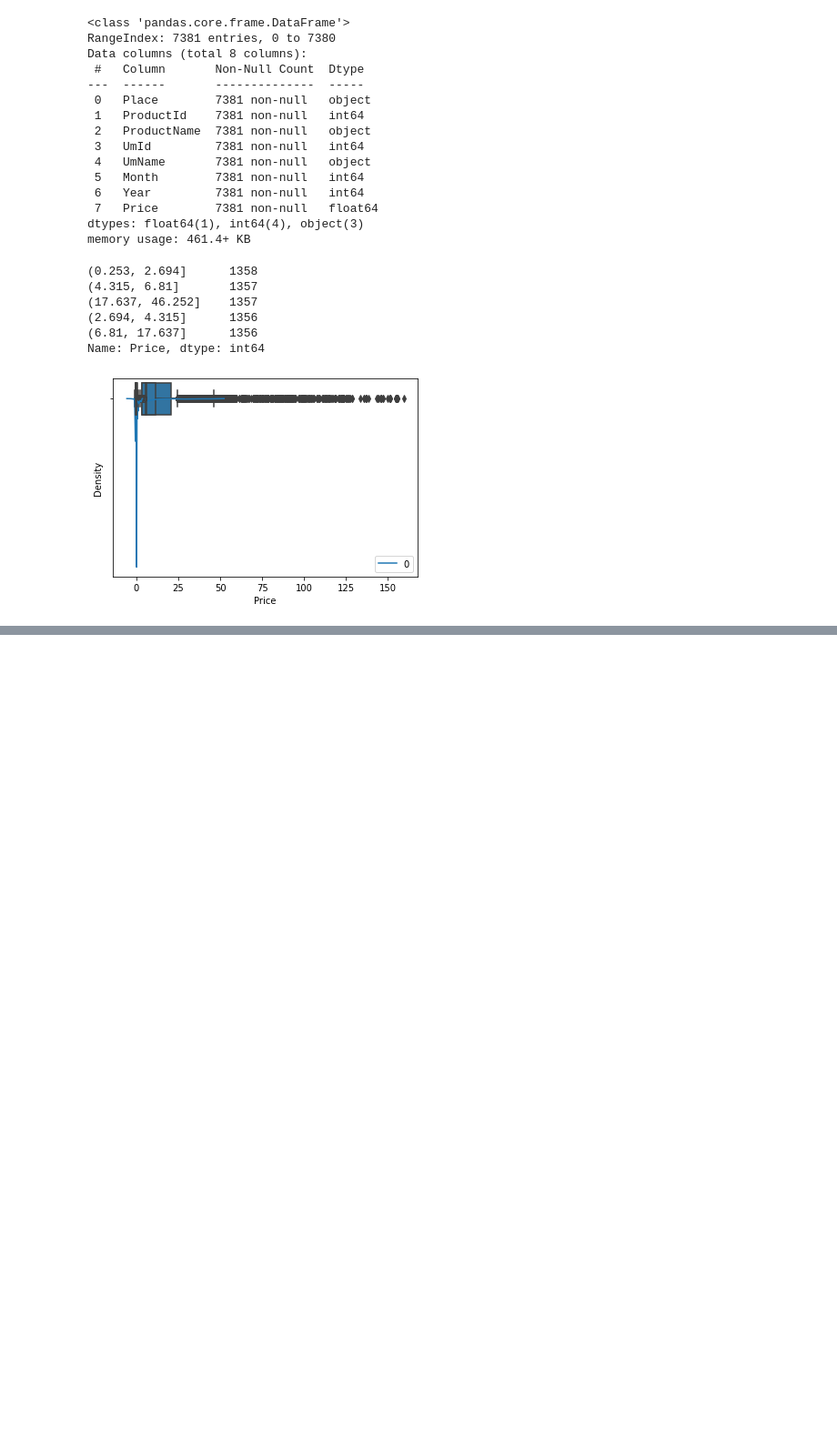
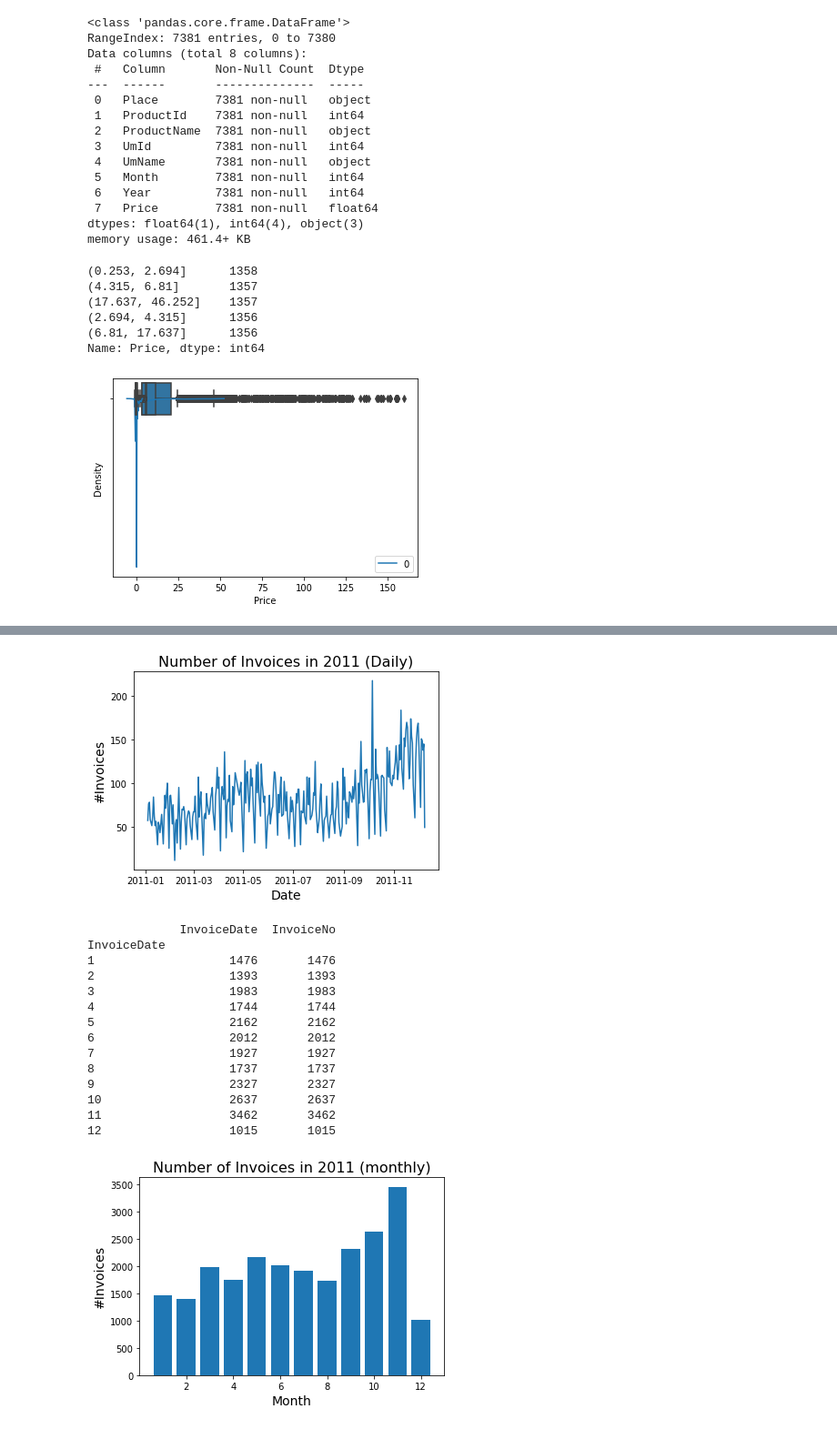
Before and after one commit to KimKieu123/DA30092022, a Jupyter notebook: BT Learn.ipynb, the cells around one changed output, grey strips where cells are left out. Shown: that part at 91% size. Saved outputs shown, nothing was run; the diff lists cells and outputs as text; code cells hidden in the pictures; blank space fills up the shorter version.

```diff
--- a/BT Learn.ipynb
+++ b/BT Learn.ipynb
@@ -1513,0 +1567,46 @@ Categories (5, object): ['Youth' < 'YoungAdult' < 'MiddleAged' < 'Senior' < 'old
+# %%
+#[Thực hành] Phân tích sự biến đổi số lượng đơn hàng theo thời gian
+import pandas as pd
+import matplotlib.pyplot as plt
+import datetime
+df = pd.read_csv("OnlineRetail.csv", encoding = "ISO-8859-1")
+df['InvoiceDate'] = pd.to_datetime(df['InvoiceDate'])
+d1 = df[['InvoiceNo', 'InvoiceDate']]
+d1 = d1.drop_duplicates(subset = 'InvoiceNo', keep = 'first')
+d1 = d1.set_index(['InvoiceDate'])
+d2 = d1['2011']
+d2 = d2.reset_index()
+d3 = d2.groupby(by=d2['InvoiceDate'].dt.date).count()
+
+x = d3.index.get_level_values(0)
+plt.plot(x, d3['InvoiceDate'])
+plt.title('Number of Invoices in 2011 (Daily)', fontsize = 16)
+plt.xlabel('Date', fontsize = 14)
+plt.ylabel('#Invoices', fontsize = 14)
+plt.show()
+d4 = d2.groupby(by=d2['InvoiceDate'].dt.month).count()
+print(d4)
+
+x = d4.index.get_level_values(0)
+plt.bar(x, d4['InvoiceDate'])
+plt.title('Number of Invoices in 2011 (monthly)', fontsize = 16)
+plt.xlabel('Month', fontsize = 14)
+plt.ylabel('#Invoices', fontsize = 14)
+plt.show()
+# %% [output]
+[figure, added]
+             InvoiceDate  InvoiceNo
+InvoiceDate
+1                   1476       1476
+2                   1393       1393
+3                   1983       1983
+4                   1744       1744
+5                   2162       2162
+6                   2012       2012
+7                   1927       1927
+8                   1737       1737
+9                   2327       2327
+10                  2637       2637
+11                  3462       3462
+12                  1015       1015
+[figure, added]
```
Also changed, not shown: parts of 10 cells of this notebook, 3 other files.
